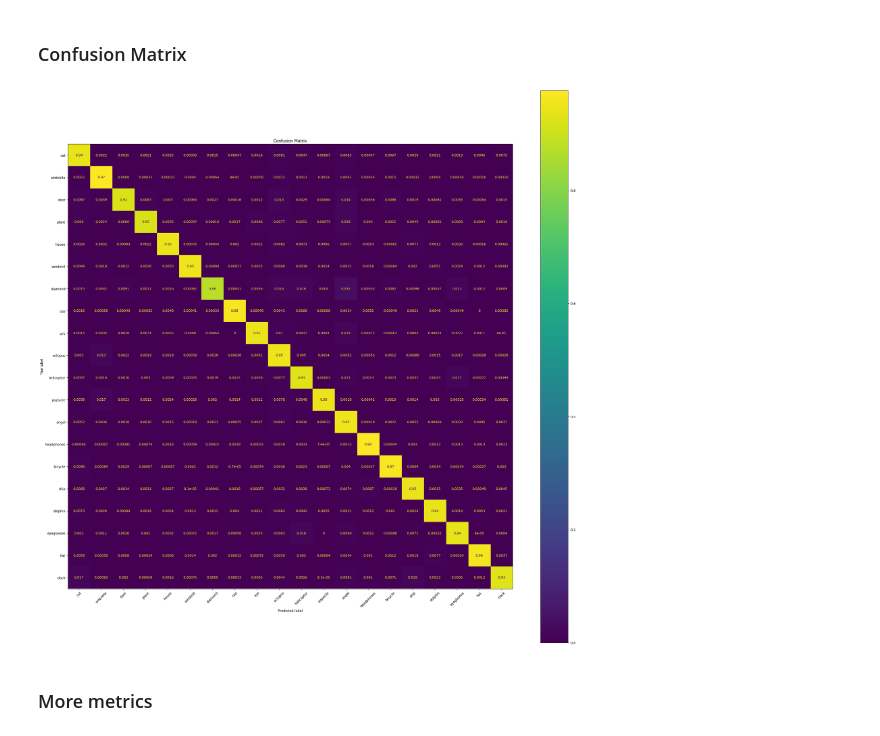
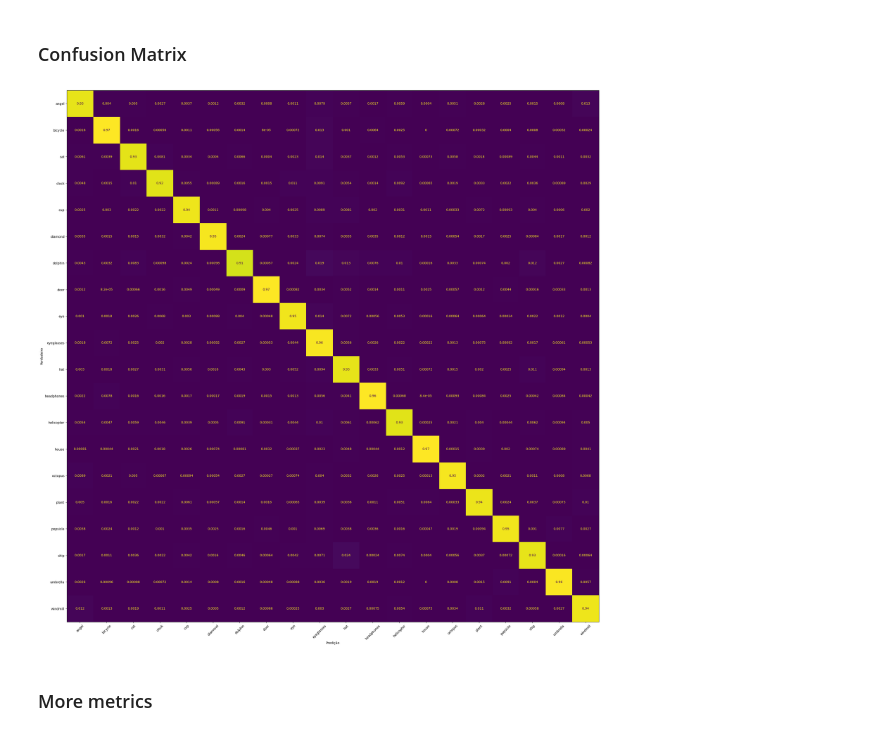
Before and after one commit to Daniel-EST/interactive-doodle-recognition, a Jupyter notebook: doodles.ipynb, the cells around one changed output. Drawn from its saved outputs; the diff is of its cells as text; code cells hidden in the pictures.

```diff
--- a/doodles.ipynb
+++ b/doodles.ipynb
@@ -277,4 +275,4 @@ maxCacheSize: 2.67 GB
 # %%
-model_conv.compile(optimizer='adam',
+model.compile(optimizer='adam',
               loss='sparse_categorical_crossentropy',
               metrics=['accuracy'])
@@ -285,8 +299,7 @@ nepochs = 10
 # %% [markdown]
 Defining Callbacks
 # %%
-my_callbacks = [
-    tf.keras.callbacks.EarlyStopping(patience=2),
+callbacks = [
     tf.keras.callbacks.ModelCheckpoint(filepath='./model/checkpoints/model.{epoch:02d}-{val_loss:.2f}.h5'),
     tf.keras.callbacks.TensorBoard(log_dir='./model/logs'),
 ]
@@ -295,13 +308,13 @@ Cross-validation
 # %% [markdown]
 Training
 # %%
-history_conv = model_conv.fit(
+history = model.fit(
     train_gen,
-    epochs=nepochs,
+    epochs=EPOCHS,
     validation_data=val_gen,
     verbose=1,
     shuffle=True,
-    callbacks=my_callbacks
+    callbacks=callbacks
 )
 # %% [output]
 Epoch 1/10
@@ -382,3 +404,3 @@ fig.show()
 # %%
-predictions = model_conv.predict(X_test)
+predictions = model.predict(X_test)
 # %% [output]
@@ -389,22 +410,23 @@ predictions = model_conv.predict(X_test)
 # %%
 from sklearn.metrics import confusion_matrix, ConfusionMatrixDisplay
 
 y_pred = [le.inverse_transform(np.argmax(pred).reshape(-1,1))[0] for pred in predictions]
 cf_matrix = confusion_matrix(le.inverse_transform(y_test), y_pred, normalize='true')
 
 
-disp = ConfusionMatrixDisplay(cf_matrix, display_labels=set(le.inverse_transform(y_test)))
+disp = ConfusionMatrixDisplay(cf_matrix, display_labels=le.classes_)
 
 fig, ax = plt.subplots(figsize=(30,30))
 disp.plot(ax=ax, xticks_rotation=45)
 
-disp.ax_.set_title('Confusion Matrix')
-# disp.im_.colorbar.remove()
-disp.ax_.set_xlabel('Predicted label')
+# disp.ax_.set_title('Confusion Matrix')
+disp.im_.colorbar.remove()
+disp.ax_.set_xlabel('Predição')
+disp.ax_.set_ylabel('Verdadeiro')
 
 plt.show()
 # %% [output]
-[figure, old version]
+[figure, new version]
 # %% [markdown]
 ### More metrics
 # %% [markdown]
```
Also changed, not shown: parts of 20 cells of this notebook, 2 other files.
